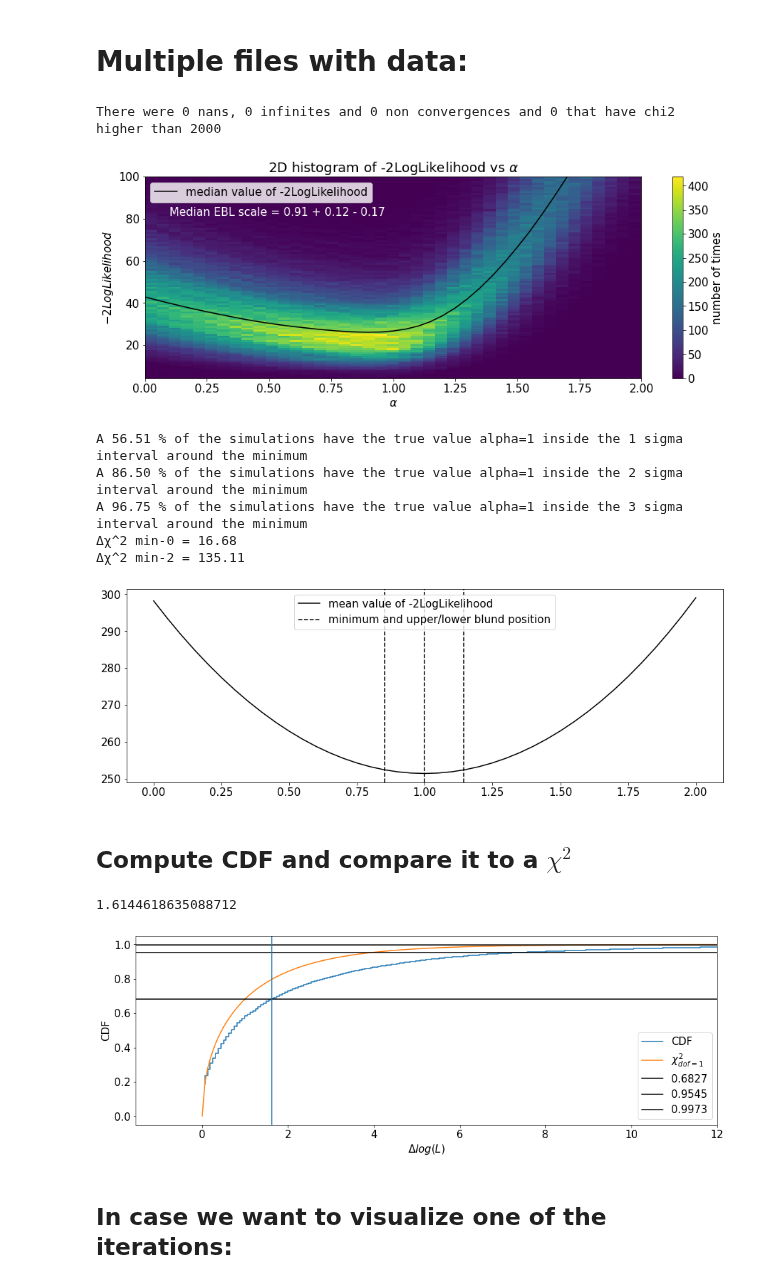
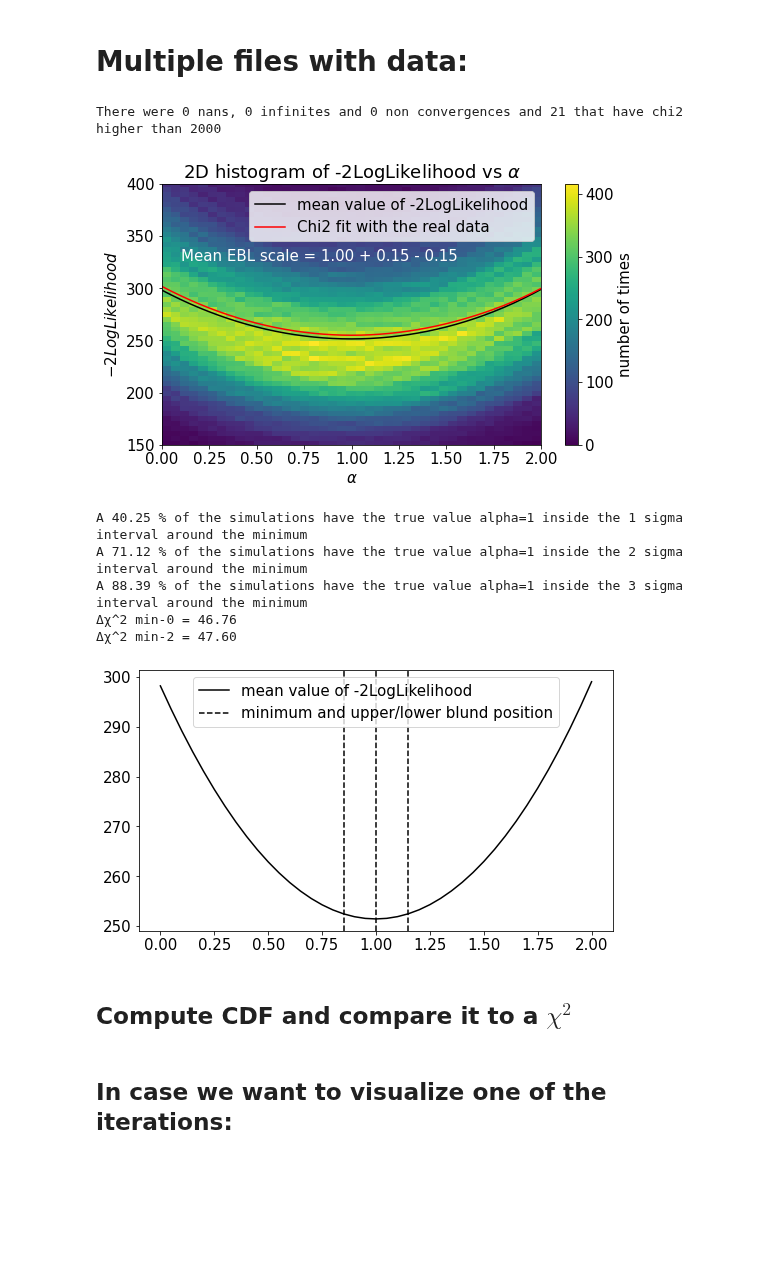
Before and after one commit to R-Grau/EBLpy, a Jupyter notebook: EBL_fit_MC_viewer.ipynb, the cells around one changed output. Saved outputs shown, nothing was run; the diff lists cells and outputs as text; code cells hidden in the pictures; blank space fills up the shorter version.

```diff
--- a/EBL_fit_MC_viewer.ipynb
+++ b/EBL_fit_MC_viewer.ipynb
@@ -146,7 +146,7 @@ def extract(ds):
     return chisqs,alphas
 
 pathstring = "/data/magic/users-ifae/rgrau/EBL-splines/"
-locname = pathstring + 'EBL10000_PWL_LP_MAGIC_with_0.07_Systematics_FINAL_no_syst_analysis_dominguez'#'EBL10000_PWL_MBPWL_MAGIC_with_0.07_Systematics_FINAL_FINAL_FINAL_premeeting' #'Mrk421_SUM_EBL1000_test'
+locname = pathstring + 'Mrk421_SUM_EBL10000_test_00225syst_NO_shift_remake'#'EBL10000_PWL_MBPWL_MAGIC_with_0.07_Systematics_FINAL_FINAL_FINAL_premeeting' #'Mrk421_SUM_EBL1000_test'
 loc = Path(locname)
 
 # files = sorted([f for f in loc.glob("EBL*2022050916*.hdf5")]) #PWL_LP starting at alpha = 1 (16 alpha = 1, 11 alpha = 2)
@@ -224,11 +224,13 @@ if fit_func_name == "MBPWL":
         Efirst = inp_config["Efirst"]
         Elast = inp_config["Elast"]
 # %% [output]
-There were 0 nans, 0 infinites and 0 non convergences and 0 that have chi2 higher than 2000
+There were 0 nans, 0 infinites and 0 non convergences and 21 that have chi2 higher than 2000
 # %%
 file2 = uproot.open("Output_fitebl.root:Chi2_1ES1011_Feb2014_LP")
 magicalphas = file2.values()[0]
 magichis = file2.values()[1]
+
+plt.rcParams['figure.figsize'] = [8.5,4.8]#[15, 5]
 
 mrkchis = np.array([301.81846497, 297.14531724, 292.77751997, 288.61004328, 284.70205328,
  281.05113075, 277.67265878, 274.50457591, 271.5872936,  268.9161648,
@@ -253,15 +255,15 @@ alphas = alphas_iter[0]
 
 
 fig, ax = plt.subplots()
-ax.plot(np.take_along_axis(alphas_iter[0], order, axis=0), np.take_along_axis(np.median(chisqs_iter,0), order, axis=0), color = "black", label="median value of -2LogLikelihood")
+ax.plot(np.take_along_axis(alphas_iter[0], order, axis=0), np.take_along_axis(np.mean(chisqs_iter,0), order, axis=0), color = "black", label="mean value of -2LogLikelihood")
 ybins = np.linspace(min(chisqs_iter2), 100, 100)
-h = ax.hist2d(alphas_iter2, chisqs_iter2, bins=[len(alphas_iter[0]),ybins], label="histogram of -2LogLikelihood values")#, norm = colors.LogNorm()
-# ax.plot(magicalphas, magichis, color = "red", label= "Chi2 fit with the real data")#from https://arxiv.org/abs/1904.00134")
-# ax.plot(mrkalphas, mrkchis, color = "red", label= "Chi2 fit with the real data")
+h = ax.hist2d(alphas_iter2, chisqs_iter2, bins=[len(alphas_iter[0]),100], label="histogram of -2LogLikelihood values")#, norm = colors.LogNorm()
+#ax.plot(magicalphas, magichis, color = "red", label= "Chi2 fit with the real data")#from https://arxiv.org/abs/1904.00134")
+ax.plot(mrkalphas, mrkchis, color = "red", label= "Chi2 fit with the real data")
 ax.set_xlabel(r'$\alpha$')
 ax.set_ylabel(r'$-2LogLikelihood$')
 ax.legend()
-# ax.set_ylim(bottom = 0)
+ax.set_ylim(150,400)
 # ax.axvline(x = 1)
 # ax.set_xlim(0.5,1.15)
 fig.colorbar(h[3], ax=ax, label="number of times")
@@ -288,43 +290,44 @@ for i in range(len(alphas_iter)):
     sigma_2.append(sigma_2_0)
     sigma_3.append(sigma_3_0)
     if number in sigma_1_0[0]: #this number is the position of the alpha=1 inside the alhpas array
         s1 += 1
     if number in sigma_2_0[0]:
         s2 += 1
     if number in sigma_3_0[0]:
         s3 += 1
 # print(sigma_1)
 # print(sigma_2)
 # print(sigma_3)
 # print("The median minimum is at alpha={minimum}".format(minimum = alphas[np.argmin(np.median(chisqs_iter,0))]))
 
 order = np.argsort(alphas_iter[0])
 interpx = np.arange(first_bin, last_bin, step/1000)
-alphas_reord = np.take_along_axis(np.median(alphas_iter, 0), order, axis=0)
-chisqs_reord = np.take_along_axis(np.median(chisqs_iter, 0), order, axis=0)
+alphas_reord = np.take_along_axis(np.mean(alphas_iter, 0), order, axis=0)
+chisqs_reord = np.take_along_axis(np.mean(chisqs_iter, 0), order, axis=0)
 f1 = interpolate.interp1d(alphas_reord, chisqs_reord, kind='cubic')
 chis_new = f1(interpx)
 sigma_inter_1s = np.where(chis_new <= 1 + np.min(chis_new))
 upper_bound_1s = step/1000 * np.max(sigma_inter_1s) + first_bin
 lower_bound_1s = step/1000 * np.min(sigma_inter_1s) + first_bin
-minpos = "Median EBL scale = {0:.2f} + {1:.2f} - {2:.2f}".format(np.round(interpx[np.argmin(chis_new)], decimals = 3), np.round(upper_bound_1s-interpx[np.argmin(chis_new)], decimals = 3),  np.round(interpx[np.argmin(chis_new)] - lower_bound_1s, decimals = 3))
-ax.text(x = 0.05, y = 0.85, s=minpos, ha='left', va='top', transform=ax.transAxes, color = "white")
+minpos = "Mean EBL scale = {0:.2f} + {1:.2f} - {2:.2f}".format(np.round(interpx[np.argmin(chis_new)], decimals = 3), np.round(upper_bound_1s-interpx[np.argmin(chis_new)], decimals = 3),  np.round(interpx[np.argmin(chis_new)] - lower_bound_1s, decimals = 3))
+ax.text(x = 0.05, y = 0.75, s=minpos, ha='left', va='top', transform=ax.transAxes, color = "white")
+
 plt.show()
 print("A {sig:.2f} % of the simulations have the true value alpha=1 inside the 1 sigma interval around the minimum".format( sig = np.round(s1 / (niter) * 100, decimals = 3)))
 print("A {sig:.2f} % of the simulations have the true value alpha=1 inside the 2 sigma interval around the minimum".format( sig = np.round(s2 / (niter) * 100, decimals = 3)))
 print("A {sig:.2f} % of the simulations have the true value alpha=1 inside the 3 sigma interval around the minimum".format( sig = np.round(s3 / (niter) * 100, decimals = 3)))
 # print("The 1 sigma upper bound is: ", upper_bound_1s, "and the lower bound is: ", lower_bound_1s)
 # print("The median minimum is at alpha = ", np.round(interpx[np.argmin(chis_new)], decimals = 4), " + ", np.round(upper_bound_1s-interpx[np.argmin(chis_new)], decimals = 4), " - ", np.round(interpx[np.argmin(chis_new)] - lower_bound_1s, decimals = 4))
 # print("{failed} of {total} itertions failed to converge".format(failed = len(files) - niter - bad, total = len(files)-bad))
 print("\u0394" + "\u03C7" + r"^2" + " min-0 = {0:.2f}".format(np.take_along_axis(np.mean(chisqs_iter,0), order, axis=0)[0] - np.min(np.take_along_axis(np.mean(chisqs_iter,0), order, axis=0))))
 print("\u0394" + "\u03C7" + r"^2" + " min-2 = {0:.2f}".format(np.take_along_axis(np.mean(chisqs_iter,0), order, axis=0)[-1] - np.min(np.take_along_axis(np.mean(chisqs_iter,0), order, axis=0))))
 # %% [output]
-[figure, old version]
+[figure, new version]
-A 56.51 % of the simulations have the true value alpha=1 inside the 1 sigma interval around the minimum
-A 86.50 % of the simulations have the true value alpha=1 inside the 2 sigma interval around the minimum
-A 96.75 % of the simulations have the true value alpha=1 inside the 3 sigma interval around the minimum
-Δχ^2 min-0 = 16.68
-Δχ^2 min-2 = 135.11
+A 40.25 % of the simulations have the true value alpha=1 inside the 1 sigma interval around the minimum
+A 71.12 % of the simulations have the true value alpha=1 inside the 2 sigma interval around the minimum
+A 88.39 % of the simulations have the true value alpha=1 inside the 3 sigma interval around the minimum
+Δχ^2 min-0 = 46.76
+Δχ^2 min-2 = 47.60
 # %%
 plt.plot(np.take_along_axis(alphas_iter[0], order, axis=0), np.take_along_axis(np.mean(chisqs_iter,0), order, axis=0), color = "black", label="mean value of -2LogLikelihood")
 # plt.plot(mrkalphas, mrkchis, color = "red", label= "Chi2 fit with the real data")
@@ -346,7 +349,7 @@ plt.axvline(lower_bound_1s, color = "black", linestyle = "--")
 plt.legend()
 plt.show()
 # %% [output]
-[figure, old version]
+[figure, new version]
 # %% [markdown]
 ## Compute CDF and compare it to a $\chi^2$
 # %%
@@ -374,9 +377,6 @@ plt.xlabel(r"$\Delta log(L)$")
 plt.xlim([None, 12])
 plt.legend()
 plt.show()
-# %% [output]
-1.6144618635088712
-[figure, removed]
 # %% [markdown]
 ## In case we want to visualize one of the iterations:
 # %%
```
Also changed, not shown: 2 other files.
